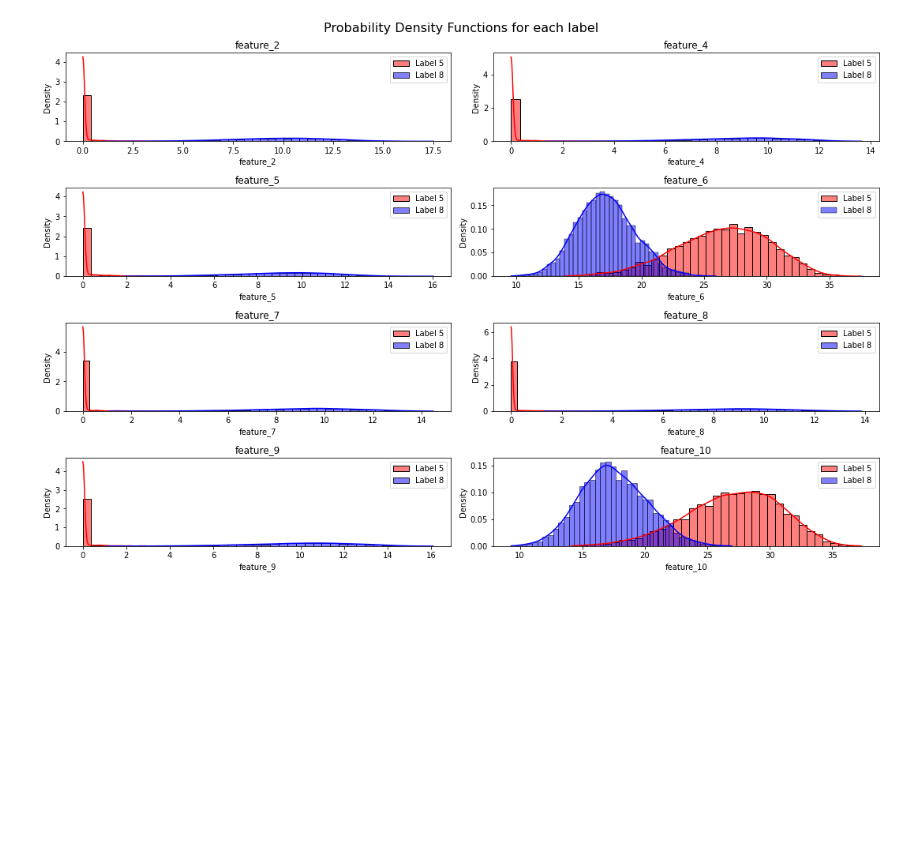
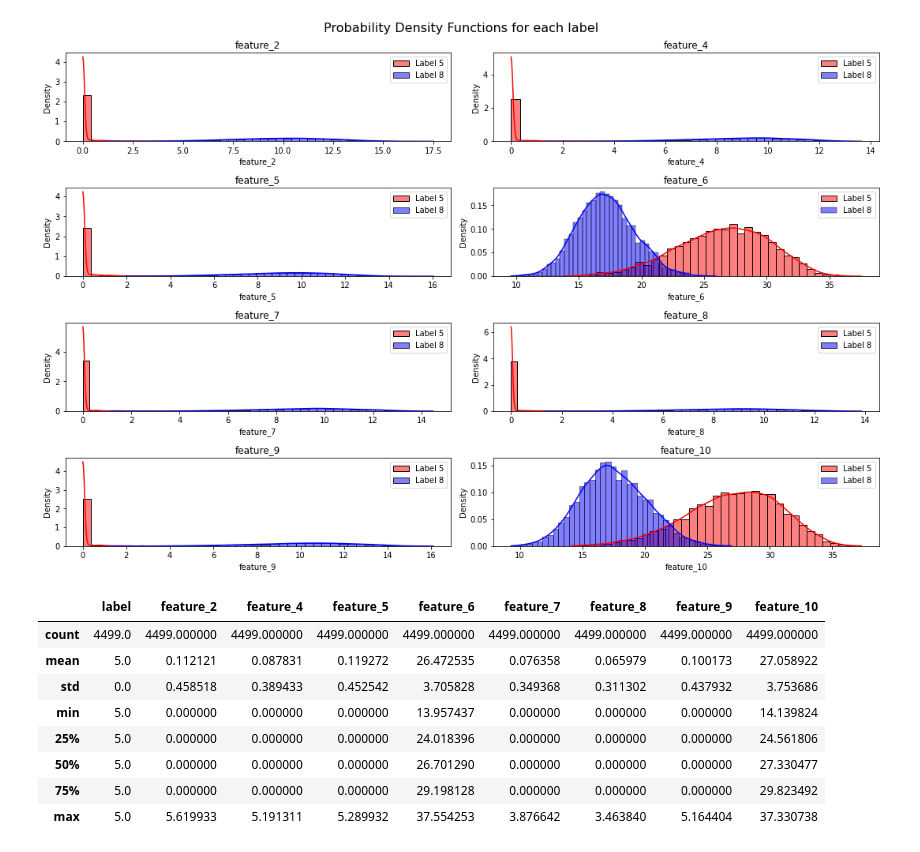
Before and after one commit to jnshzk/CCM_project, a Jupyter notebook: distributions.ipynb, the cells around one changed output. Cells and saved outputs as stored; diff of their text form; code cells hidden in the pictures; blank space fills up the shorter version.

```diff
--- a/distributions.ipynb
+++ b/distributions.ipynb
@@ -82,3 +84,15 @@ plt.tight_layout()
 plt.show()
 # %% [output]
 [figure]
+# %%
+df_5.describe()
+# %% [output]
+|  | label | feature_2 | feature_4 | feature_5 | feature_6 | feature_7 | feature_8 | feature_9 | feature_10 |
+| count | 4499.0 | 4499.000000 | 4499.000000 | 4499.000000 | 4499.000000 | 4499.000000 | 4499.000000 | 4499.000000 | 4499.000000 |
+| mean | 5.0 | 0.112121 | 0.087831 | 0.119272 | 26.472535 | 0.076358 | 0.065979 | 0.100173 | 27.058922 |
+| std | 0.0 | 0.458518 | 0.389433 | 0.452542 | 3.705828 | 0.349368 | 0.311302 | 0.437932 | 3.753686 |
+| min | 5.0 | 0.000000 | 0.000000 | 0.000000 | 13.957437 | 0.000000 | 0.000000 | 0.000000 | 14.139824 |
+| 25% | 5.0 | 0.000000 | 0.000000 | 0.000000 | 24.018396 | 0.000000 | 0.000000 | 0.000000 | 24.561806 |
+| 50% | 5.0 | 0.000000 | 0.000000 | 0.000000 | 26.701290 | 0.000000 | 0.000000 | 0.000000 | 27.330477 |
+| 75% | 5.0 | 0.000000 | 0.000000 | 0.000000 | 29.198128 | 0.000000 | 0.000000 | 0.000000 | 29.823492 |
+| max | 5.0 | 5.619933 | 5.191311 | 5.289932 | 37.554253 | 3.876642 | 3.463840 | 5.164404 | 37.330738 |
```
Also changed, not shown: parts of 6 cells of this notebook.
